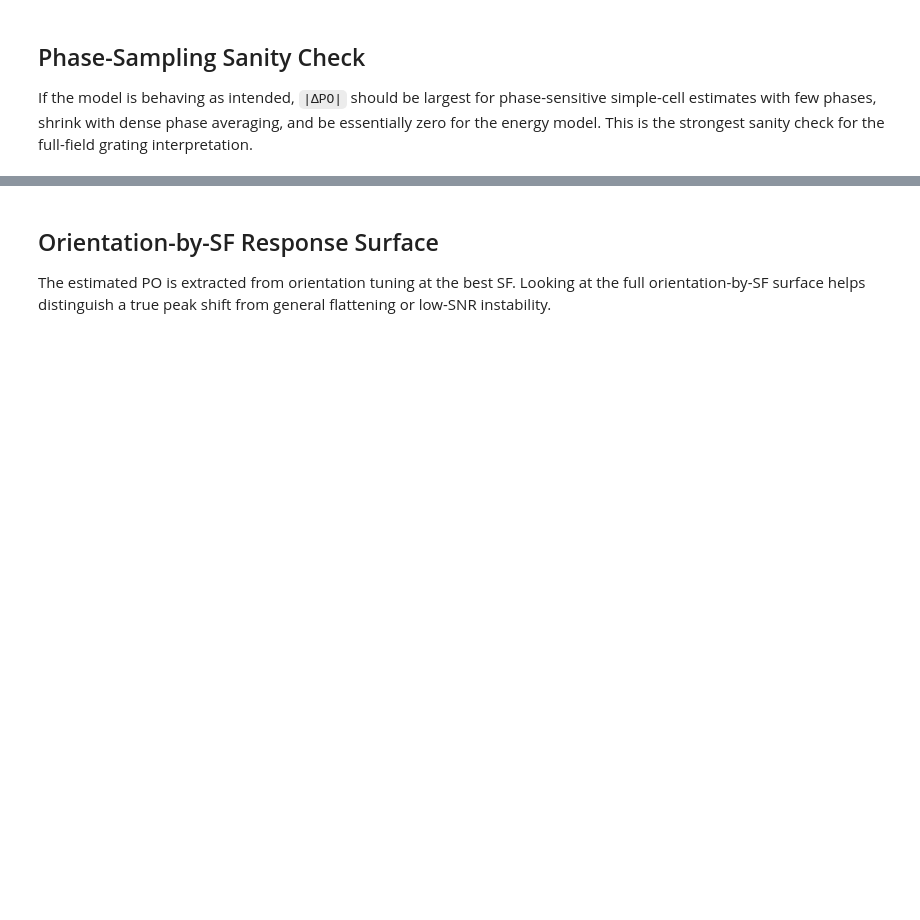
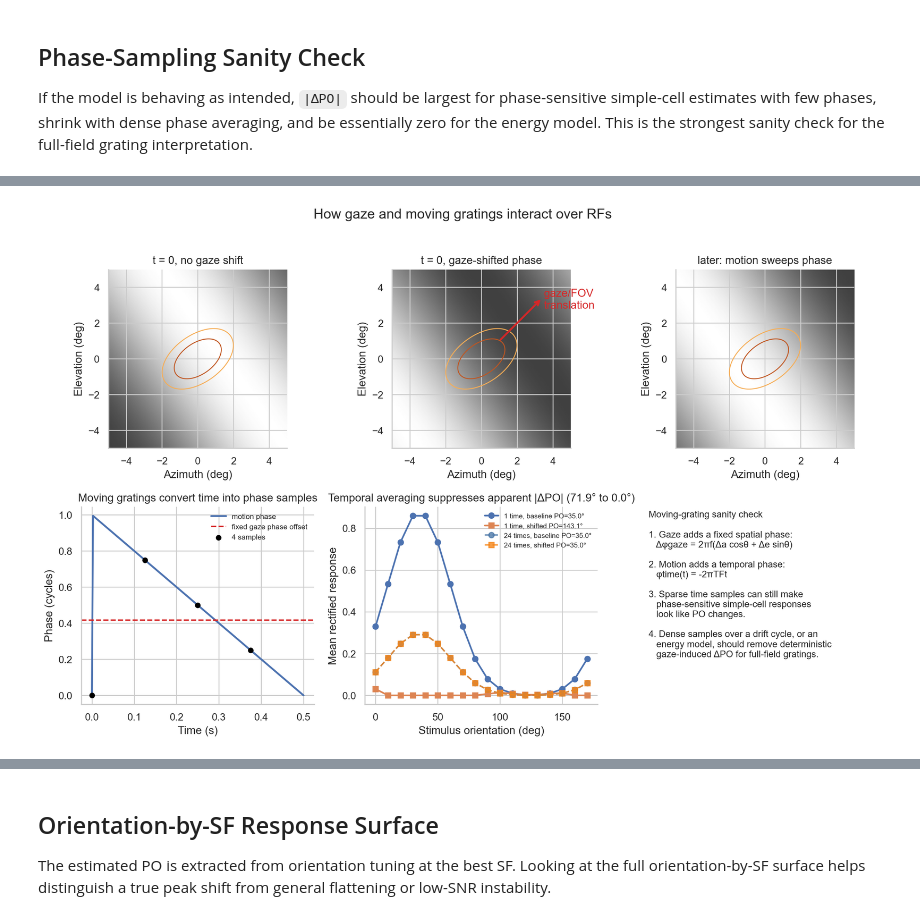
Before and after one commit to trose-neuro/model-gabordrift, a Jupyter notebook: notebooks/02_grating_tuning_and_po_estimation.ipynb, the cells around one changed output, grey strips where cells are left out. Cells and saved outputs as stored; diff of their text form; code cells hidden in the pictures; blank space fills up the shorter version.

Commit message:
Add moving grating gaze sanity checks

```diff
--- a/notebooks/02_grating_tuning_and_po_estimation.ipynb
+++ b/notebooks/02_grating_tuning_and_po_estimation.ipynb
@@ -131,0 +161,7 @@ plt.savefig(fig_dir / 'notebook02_phase_sampling_sanity.png', bbox_inches='tight
+# %%
+moving_scheme_path = fig_dir / 'notebook02_moving_grating_gaze_rf_scheme.png'
+plot_moving_grating_gaze_rf_scheme(moving_scheme_path)
+from IPython.display import Image
+Image(filename=str(moving_scheme_path))
+# %% [output]
+[figure, added]
```
Also changed, not shown: parts of 9 cells of this notebook, 21 other files.
